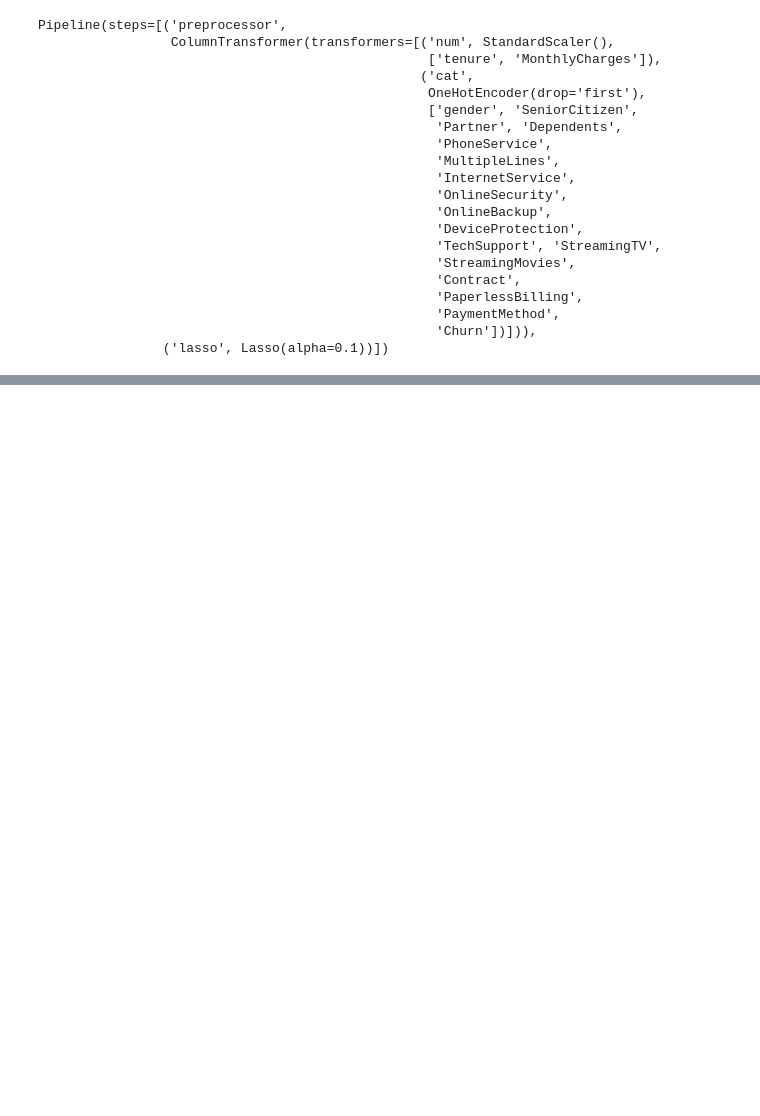
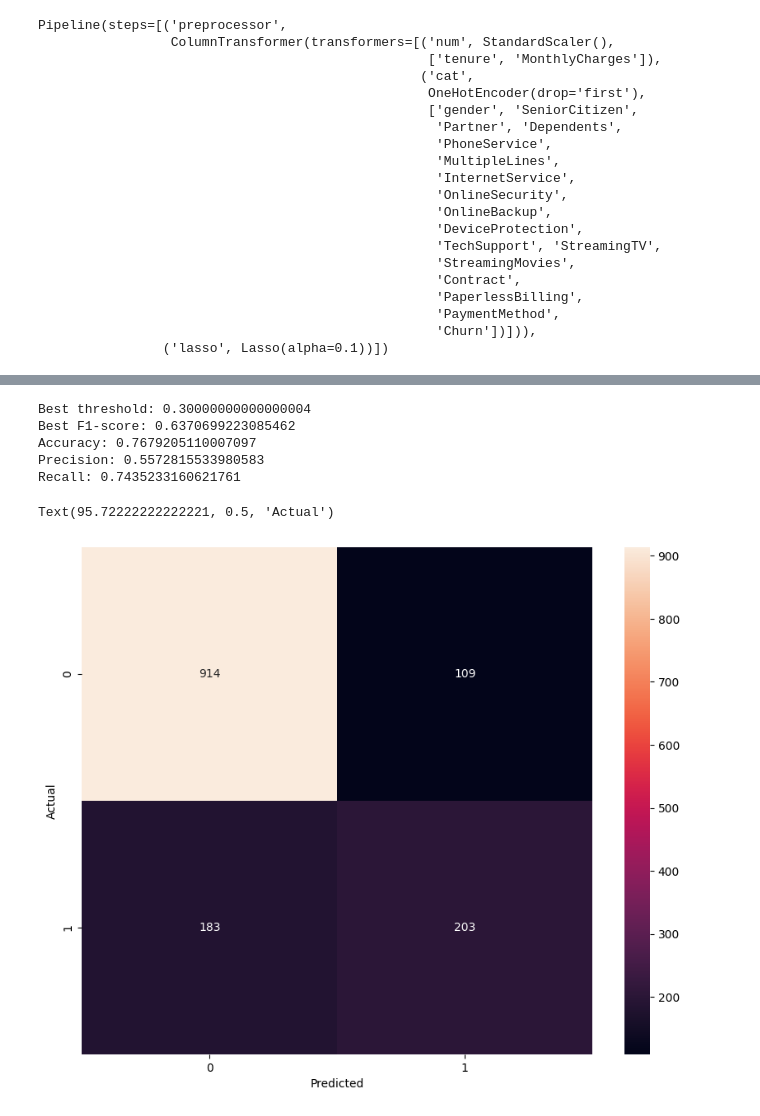
Before and after one commit to olinyoder2534/TensorflowPractice, a Jupyter notebook: CustomerChurn.ipynb, the cells around one changed output, grey strips where cells are left out. Cells and saved outputs as stored; diff of their text form; code cells hidden in the pictures; blank space fills up the shorter version.

```diff
--- a/CustomerChurn.ipynb
+++ b/CustomerChurn.ipynb
@@ -212,0 +566,13 @@ data.shape
+# %%
+#using f1 score since data is unbalanced
+model1 = keras.Sequential([
+    keras.layers.Dense(26, input_shape=(26,), activation='relu'),
+    keras.layers.Dense(15, activation='relu'),
+    keras.layers.Dense(1, activation='sigmoid')
+])
+
+model1.compile(optimizer='adam',
+              loss='binary_crossentropy',
+              metrics=[f1_score])
+
+model1.fit(X1_train, y1_train, epochs=100)
@@ -212,0 +609,61 @@ data.shape
+# %%
+from sklearn.linear_model import LogisticRegression
+from sklearn.metrics import accuracy_score, precision_score, recall_score, f1_score
+
+logreg = LogisticRegression()
+logreg.fit(X1_train, y1_train)
+
+# Predict probabilities for test data
+y1_prob = logreg.predict_proba(X1_test)[:, 1]
+
+# Define thresholds to evaluate
+thresholds = np.arange(0.1, 1, 0.05)
+
+# Initialize variables to store metrics
+best_threshold = 0
+best_f1 = 0
+
+# Evaluate performance at different thresholds
+for threshold in thresholds:
+    y1_pred = (y1_prob >= threshold).astype(int)
+    f1 = f1_score(y1_test, y1_pred)
+    if f1 > best_f1:
+        best_f1 = f1
+        best_threshold = threshold
+
+# Use the best threshold to make predictions
+y1_pred_best = (y1_prob >= best_threshold).astype(int)
+
+# Print the best threshold and corresponding F1-score
+print("Best threshold:", best_threshold)
+print("Best F1-score:", best_f1)
+
+# You can also print other metrics like accuracy, precision, and recall if needed
+print("Accuracy:", accuracy_score(y1_test, y1_pred_best))
+print("Precision:", precision_score(y1_test, y1_pred_best))
+print("Recall:", recall_score(y1_test, y1_pred_best))
+# %% [output]
+Best threshold: 0.30000000000000004
+Best F1-score: 0.6370699223085462
+Accuracy: 0.7679205110007097
+Precision: 0.5572815533980583
+Recall: 0.7435233160621761
+# %%
+predictions1 = logreg.predict(X1_test)
+
+pred_class1 = []
+for i in predictions1:
+    if i > 0.3:
+        pred_class1.append(1)
+    else:
+        pred_class1.append(0)
+# %%
+cm1 = tf.math.confusion_matrix(labels=y1_test,predictions=pred_class1)
+
+plt.figure(figsize = (10,8))
+sns.heatmap(cm1, annot=True, fmt='d')
+plt.xlabel('Predicted')
+plt.ylabel('Actual')
+# %% [output]
+Text(95.72222222222221, 0.5, 'Actual')
+[figure, added]
```
Also changed, not shown: parts of 45 cells of this notebook.
